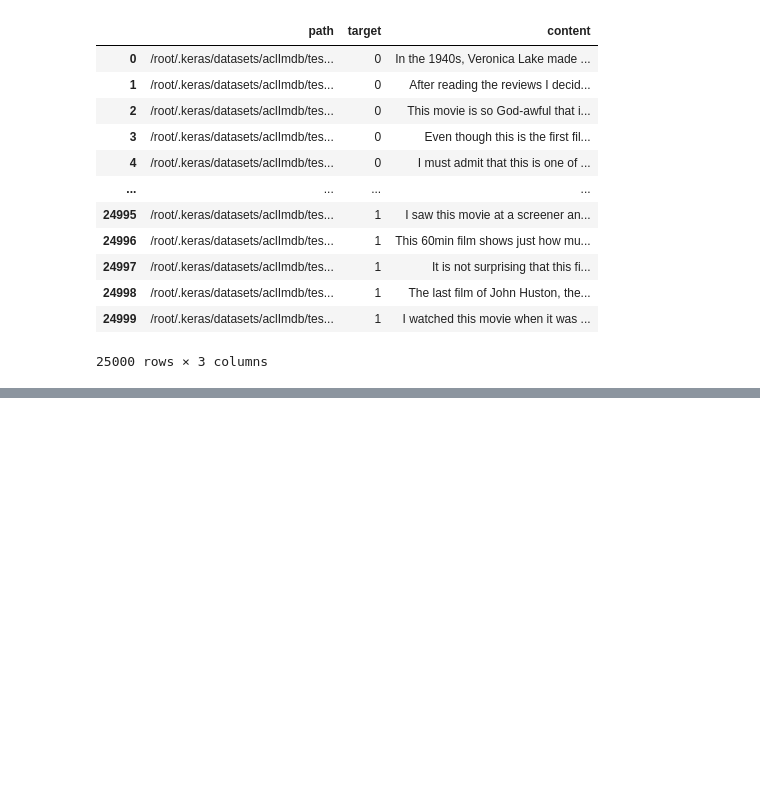
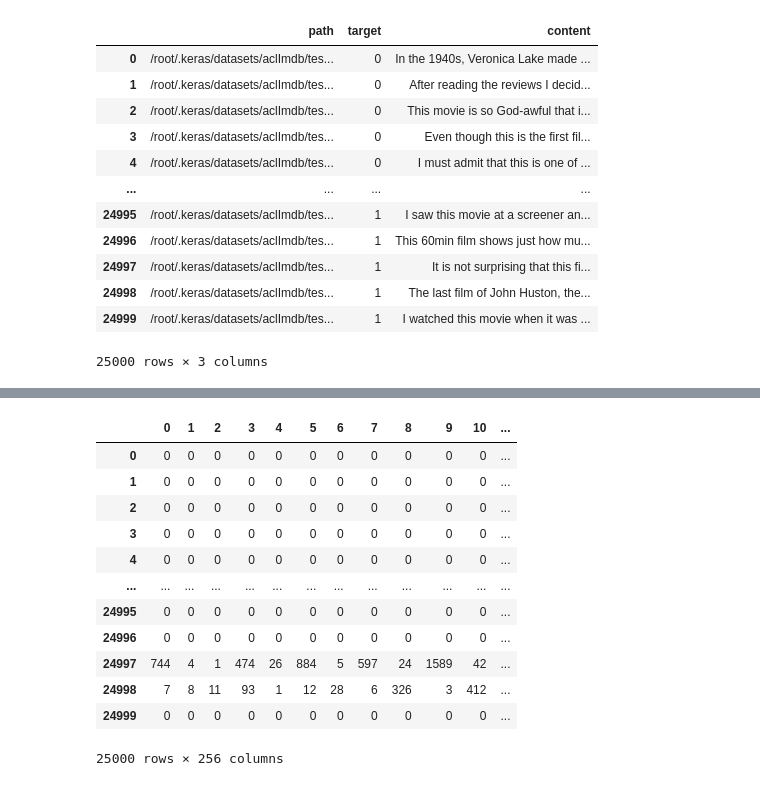
Before and after one commit to Elwing-Chou/ML0423, a Jupyter notebook: sentiment.ipynb, the cells around one changed output, grey strips where cells are left out. Cells and saved outputs as stored; diff of their text form; code cells hidden in the pictures; blank space fills up the shorter version.

```diff
--- a/sentiment.ipynb
+++ b/sentiment.ipynb
@@ -51,0 +78,19 @@ test_df
+# %%
+from tensorflow.keras.preprocessing.sequence import pad_sequences
+x_train_pad = pad_sequences(x_train_seq, maxlen=256)
+x_test_pad = pad_sequences(x_test_seq, maxlen=256)
+pd.DataFrame(x_train_pad)
+# %% [output]
+|  | 0 | 1 | 2 | 3 | 4 | 5 | 6 | 7 | 8 | 9 | 10 | ... |
+| 0 | 0 | 0 | 0 | 0 | 0 | 0 | 0 | 0 | 0 | 0 | 0 | ... |
+| 1 | 0 | 0 | 0 | 0 | 0 | 0 | 0 | 0 | 0 | 0 | 0 | ... |
+| 2 | 0 | 0 | 0 | 0 | 0 | 0 | 0 | 0 | 0 | 0 | 0 | ... |
+| 3 | 0 | 0 | 0 | 0 | 0 | 0 | 0 | 0 | 0 | 0 | 0 | ... |
+| 4 | 0 | 0 | 0 | 0 | 0 | 0 | 0 | 0 | 0 | 0 | 0 | ... |
+| ... | ... | ... | ... | ... | ... | ... | ... | ... | ... | ... | ... | ... |
+| 24995 | 0 | 0 | 0 | 0 | 0 | 0 | 0 | 0 | 0 | 0 | 0 | ... |
+| 24996 | 0 | 0 | 0 | 0 | 0 | 0 | 0 | 0 | 0 | 0 | 0 | ... |
+| 24997 | 744 | 4 | 1 | 474 | 26 | 884 | 5 | 597 | 24 | 1589 | 42 | ... |
+| 24998 | 7 | 8 | 11 | 93 | 1 | 12 | 28 | 6 | 326 | 3 | 412 | ... |
+| 24999 | 0 | 0 | 0 | 0 | 0 | 0 | 0 | 0 | 0 | 0 | 0 | ... |
+25000 rows × 256 columns
```
Also changed, not shown: parts of 3 cells of this notebook.
